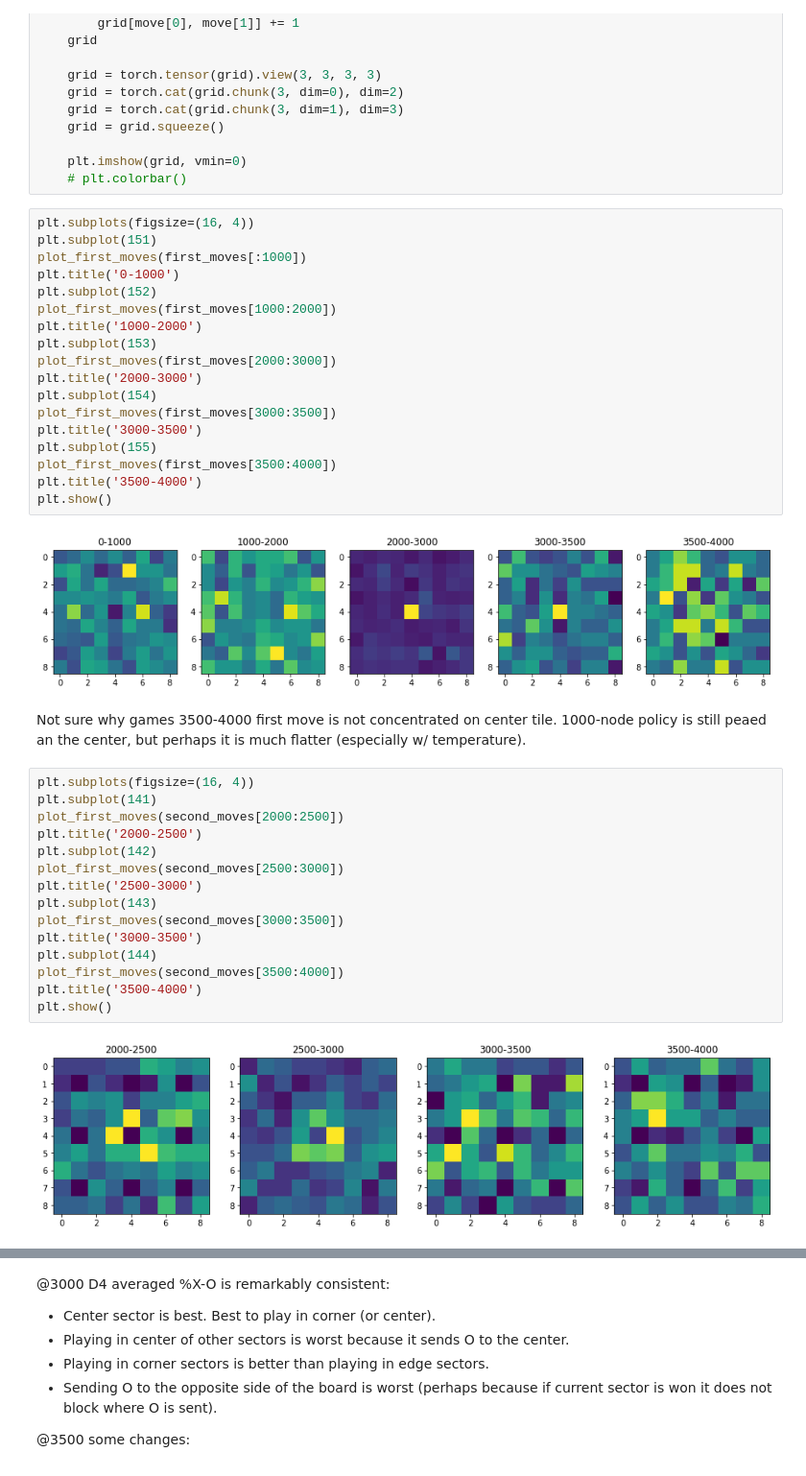
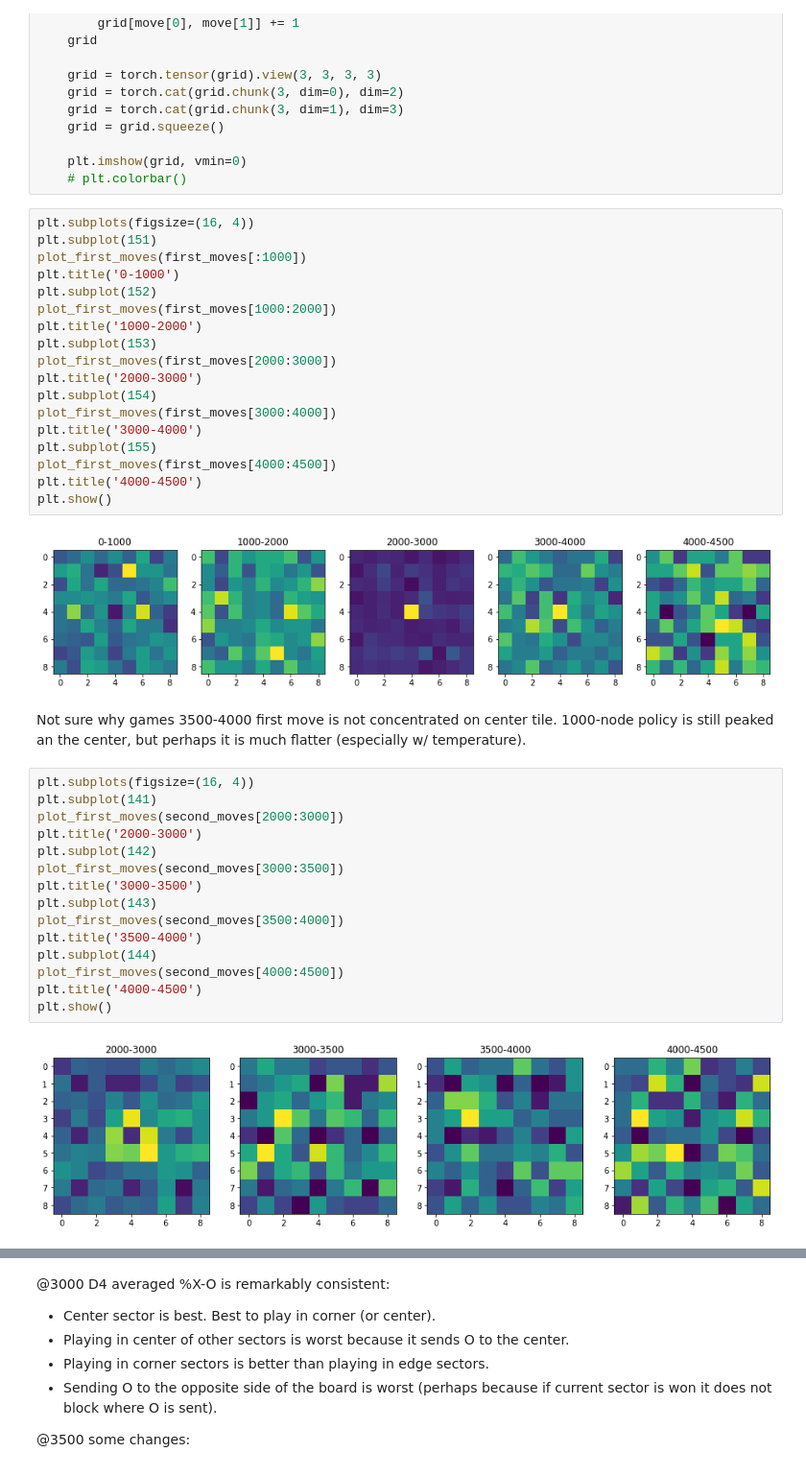
Before and after one commit to fqjin/ultimate-tictactoe, a Jupyter notebook: notebooks/Selfplay.ipynb, the cells around one changed output, grey strips where cells are left out. Shown at 96% size. Drawn from its saved outputs; the diff is of its cells as text.

```diff
--- a/notebooks/Selfplay.ipynb
+++ b/notebooks/Selfplay.ipynb
@@ -91,33 +93,33 @@ plt.subplot(153)
 plot_first_moves(first_moves[2000:3000])
 plt.title('2000-3000')
 plt.subplot(154)
-plot_first_moves(first_moves[3000:3500])
-plt.title('3000-3500')
+plot_first_moves(first_moves[3000:4000])
+plt.title('3000-4000')
 plt.subplot(155)
-plot_first_moves(first_moves[3500:4000])
-plt.title('3500-4000')
+plot_first_moves(first_moves[4000:4500])
+plt.title('4000-4500')
 plt.show()
 # %% [output]
-[figure, old version]
+[figure, new version]
 # %% [markdown]
-Not sure why games 3500-4000 first move is not concentrated on center tile. 1000-node policy is still peaed an the center, but perhaps it is much flatter (especially w/ temperature).
+Not sure why games 3500-4000 first move is not concentrated on center tile. 1000-node policy is still peaked an the center, but perhaps it is much flatter (especially w/ temperature).
 # %%
 plt.subplots(figsize=(16, 4))
 plt.subplot(141)
-plot_first_moves(second_moves[2000:2500])
-plt.title('2000-2500')
+plot_first_moves(second_moves[2000:3000])
+plt.title('2000-3000')
 plt.subplot(142)
-plot_first_moves(second_moves[2500:3000])
-plt.title('2500-3000')
-plt.subplot(143)
 plot_first_moves(second_moves[3000:3500])
 plt.title('3000-3500')
-plt.subplot(144)
+plt.subplot(143)
 plot_first_moves(second_moves[3500:4000])
 plt.title('3500-4000')
+plt.subplot(144)
+plot_first_moves(second_moves[4000:4500])
+plt.title('4000-4500')
 plt.show()
 # %% [output]
-[figure, old version]
+[figure, new version]
 # %%
 grid = np.zeros((9,9))
 gridX = np.zeros((9,9))
```
Also changed, not shown: parts of 11 cells of this notebook, 6 other files.
